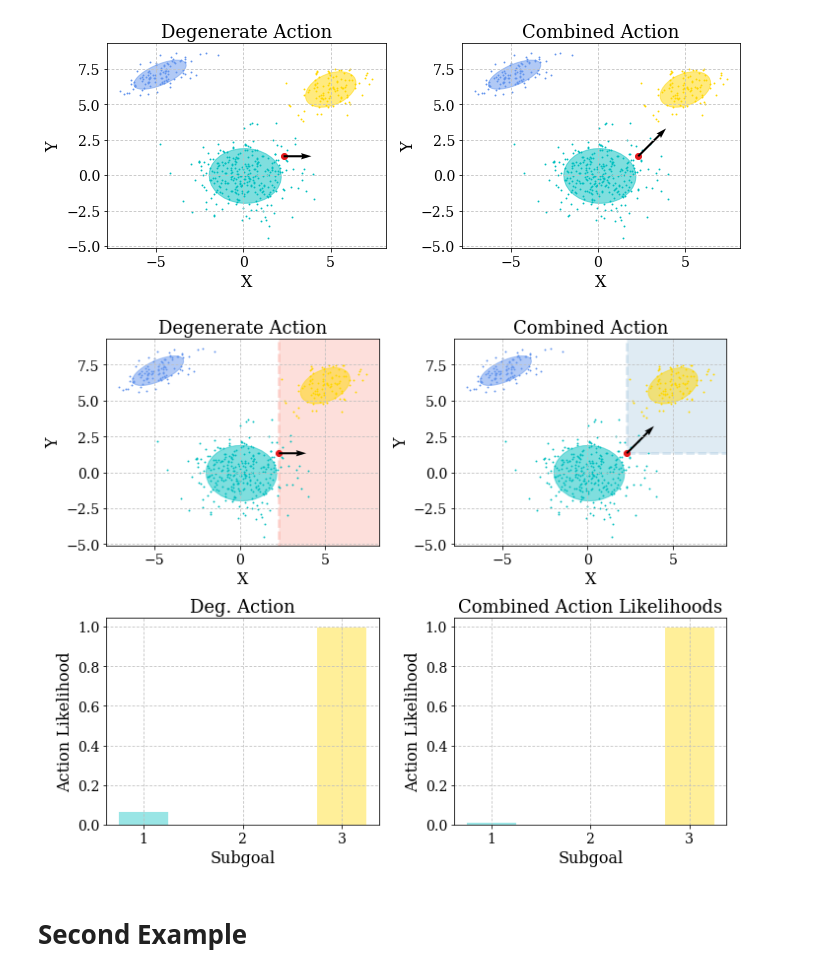
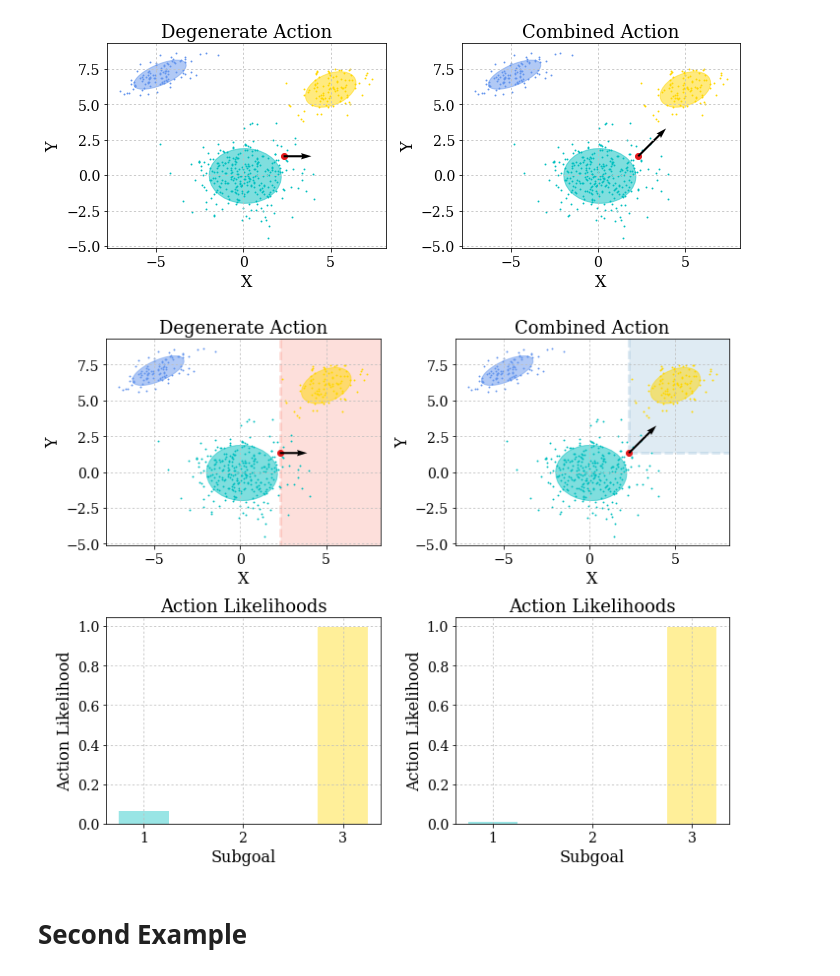
Before and after one commit to mitchallain/BeagleBone-excavator, a Jupyter notebook: jupyter/CDC/prediction-summary-rev2.ipynb, the cells around one changed output. Cells and saved outputs as stored; diff of their text form; code cells hidden in the pictures.

```diff
--- a/jupyter/CDC/prediction-summary-rev2.ipynb
+++ b/jupyter/CDC/prediction-summary-rev2.ipynb
@@ -286,36 +286,36 @@ set3 = plt.get_cmap('Set3').colors
 # %%
 fig = plt.figure(figsize=(10, 8))
 
 # Action in one dimension
 ax1 = plt.subplot(2, 2, 1)
 plot_results(obser, gmm.predict(obser), gmm.means_, gmm.covariances_,
              'Degenerate Action')
 plt.scatter(*np.split(states, 2, axis=1))
 plt.quiver(states.T[0], states.T[1], 1, 0, scale=10)
 
 # Combined action
 ax2 = plt.subplot(2, 2, 2)
 plot_results(obser, gmm.predict(obser), gmm.means_, gmm.covariances_,
              'Combined Action')
 plt.scatter(*np.split(states, 2, axis=1))
 plt.quiver(states.T[0], states.T[1], 1, 1, scale=10);
 
 ax1.add_patch(mpl.patches.Rectangle((states.T[0], -6), 20, 20, zorder=-10, color=set3[3], ec=set3[3], alpha=0.25, lw=3, ls='--'))
 ax2.add_patch(mpl.patches.Rectangle((states.T[0], states.T[1]), 20, 20, zorder=-10, color=set3[4], alpha=0.25, ec=set3[4], lw=3, ls='--'))
 
 # Compute multivariate normal probability mass for each subgoal
 ll, _ = action_likelihoods(np.vstack((states, states)), np.array([[1, 0], [1, 1]]), gmm.means_, gmm.covariances_)
 
 # plt.figure(fig.number)
 ax3 = plt.subplot(2, 2, 3)
-plot_action_likelihoods(ll[0], 'Deg. Action', ax3)
+plot_action_likelihoods(ll[0], 'Action Likelihoods', ax3)
 
 ax4 = plt.subplot(2, 2, 4)
-plot_action_likelihoods(ll[1], 'Combined Action Likelihoods', ax4)
+plot_action_likelihoods(ll[1], 'Action Likelihoods', ax4)
 
 plt.tight_layout()
 # %% [output]
-[figure, old version]
+[figure, new version]
 # %% [markdown]
 # Second Example
 # %%
```
Also changed, not shown: parts of 2 cells of this notebook, 3 other files.
